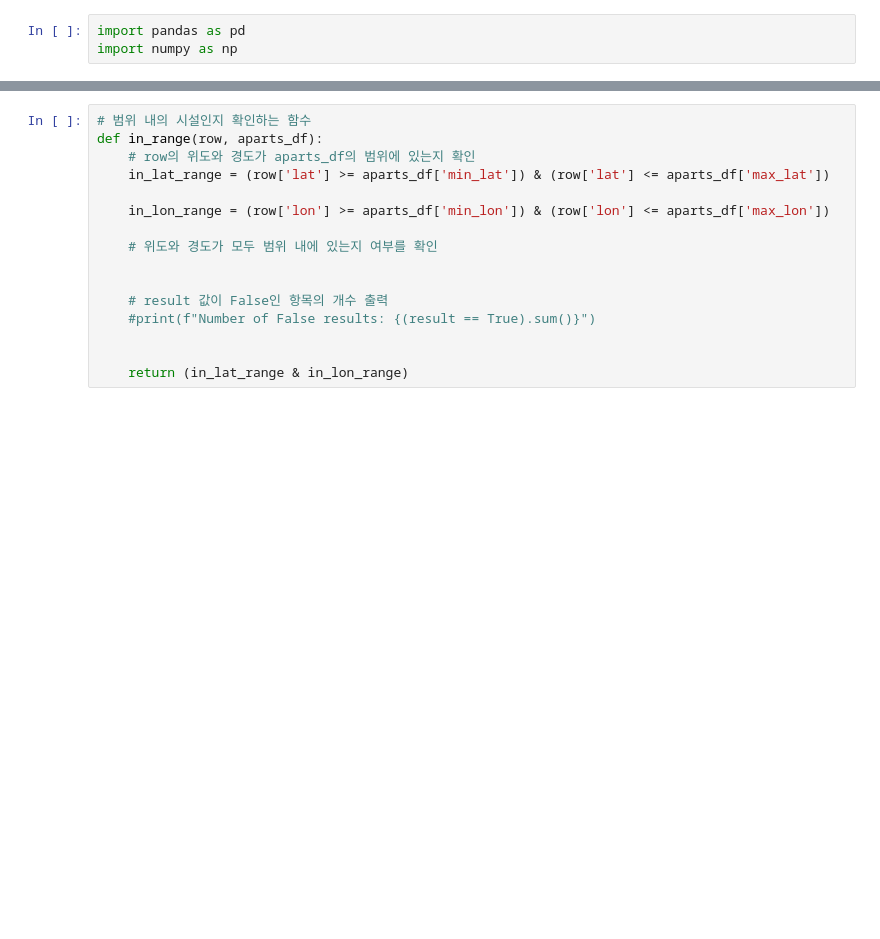
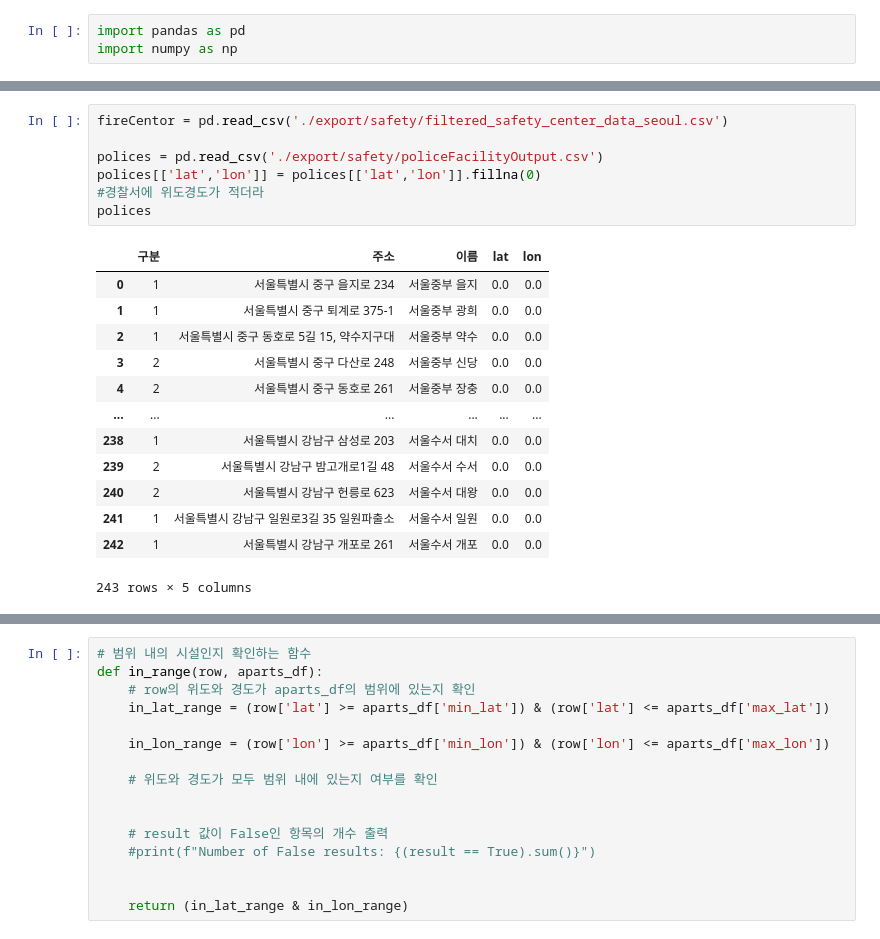
Before and after one commit to fenpon/Machine-Learning-Project1, a Jupyter notebook: mainModel.ipynb, the cells around one changed output, grey strips where cells are left out. Saved outputs shown, nothing was run; the diff lists cells and outputs as text; blank space fills up the shorter version.

```diff
--- a/mainModel.ipynb
+++ b/mainModel.ipynb
@@ -52,2 +65,23 @@ aparts
+# %%
+fireCentor = pd.read_csv('./export/safety/filtered_safety_center_data_seoul.csv')
+
+polices = pd.read_csv('./export/safety/policeFacilityOutput.csv')
+polices[['lat','lon']] = polices[['lat','lon']].fillna(0)
+#경찰서에 위도경도가 적더라
+polices
+# %% [output]
+|  | 구분 | 주소 | 이름 | lat | lon |
+| 0 | 1 | 서울특별시 중구 을지로 234 | 서울중부 을지 | 0.0 | 0.0 |
+| 1 | 1 | 서울특별시 중구 퇴계로 375-1 | 서울중부 광희 | 0.0 | 0.0 |
+| 2 | 1 | 서울특별시 중구 동호로 5길 15, 약수지구대 | 서울중부 약수 | 0.0 | 0.0 |
+| 3 | 2 | 서울특별시 중구 다산로 248 | 서울중부 신당 | 0.0 | 0.0 |
+| 4 | 2 | 서울특별시 중구 동호로 261 | 서울중부 장충 | 0.0 | 0.0 |
+| ... | ... | ... | ... | ... | ... |
+| 238 | 1 | 서울특별시 강남구 삼성로 203 | 서울수서 대치 | 0.0 | 0.0 |
+| 239 | 2 | 서울특별시 강남구 밤고개로1길 48 | 서울수서 수서 | 0.0 | 0.0 |
+| 240 | 2 | 서울특별시 강남구 헌릉로 623 | 서울수서 대왕 | 0.0 | 0.0 |
+| 241 | 1 | 서울특별시 강남구 일원로3길 35 일원파출소 | 서울수서 일원 | 0.0 | 0.0 |
+| 242 | 1 | 서울특별시 강남구 개포로 261 | 서울수서 개포 | 0.0 | 0.0 |
+243 rows × 5 columns
 # %%
 hospitals = pd.read_csv('./export/hospital/hospitalOutput.csv')
```
Also changed, not shown: parts of 12 cells of this notebook, 7 other files.
